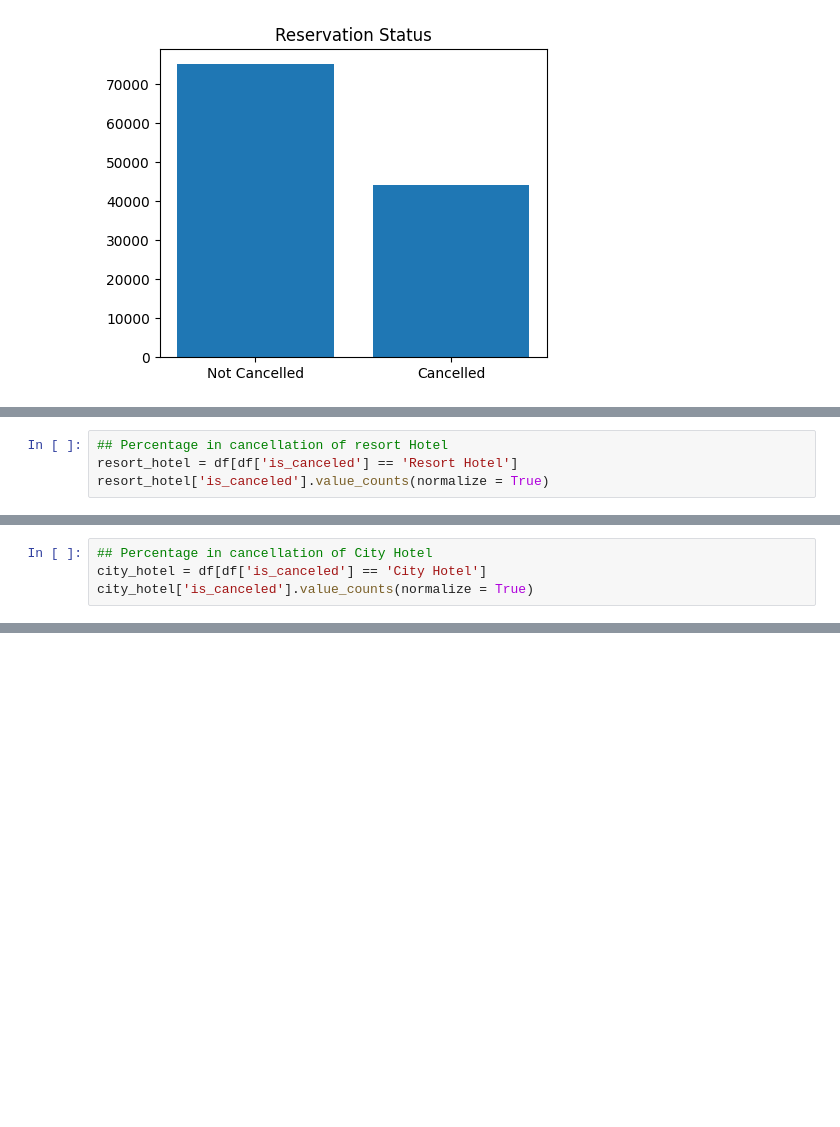
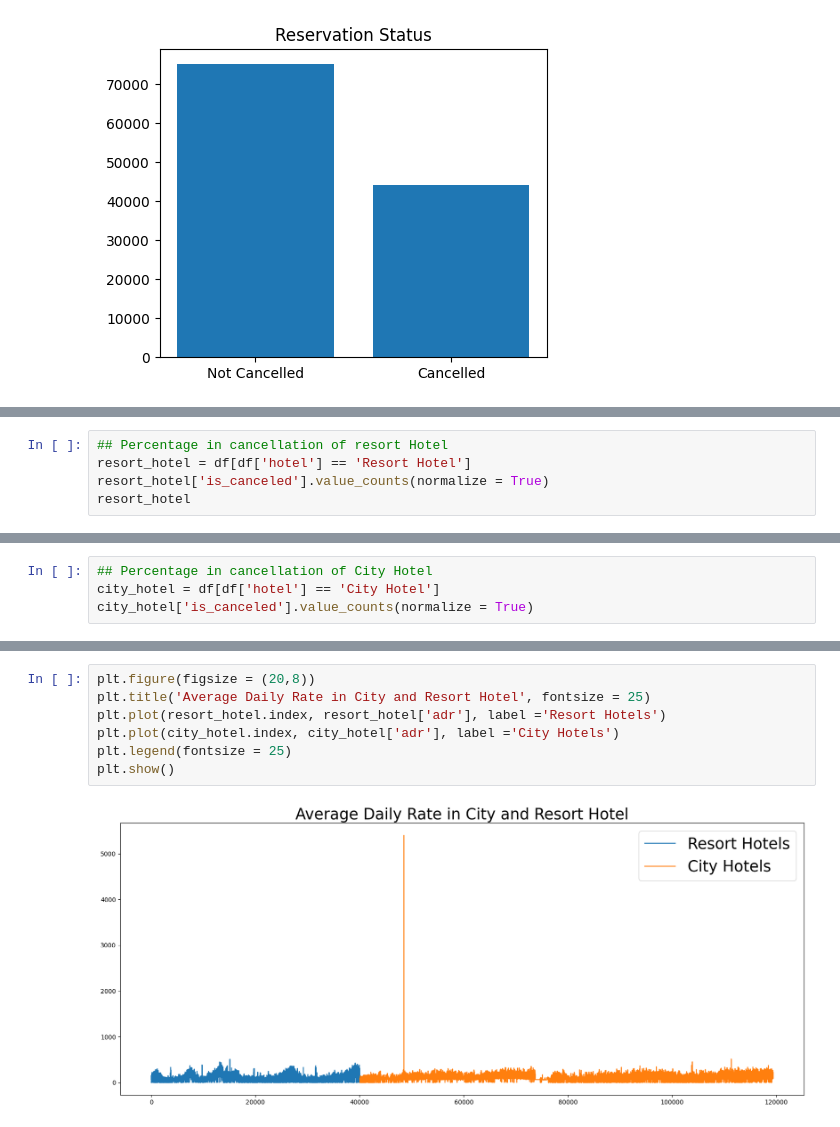
Before and after one commit to satishsinha/Hotel-Booking-Data-Analysis-Pandas, a Jupyter notebook: Analysis.ipynb, the cells around one changed output, grey strips where cells are left out. Saved outputs shown, nothing was run; the diff lists cells and outputs as text; blank space fills up the shorter version.

```diff
--- a/Analysis.ipynb
+++ b/Analysis.ipynb
@@ -234,5 +232,6 @@ Text(0, 0.5, 'No. of reservations')
 # %%
 ## Percentage in cancellation of resort Hotel
-resort_hotel = df[df['is_canceled'] == 'Resort Hotel']
+resort_hotel = df[df['hotel'] == 'Resort Hotel']
 resort_hotel['is_canceled'].value_counts(normalize = True)
+resort_hotel
 # %% [output]
@@ -242,5 +267,5 @@ Name: proportion, dtype: float64
 # %%
 ## Percentage in cancellation of City Hotel
-city_hotel = df[df['is_canceled'] == 'City Hotel']
+city_hotel = df[df['hotel'] == 'City Hotel']
 city_hotel['is_canceled'].value_counts(normalize = True)
 # %% [output]
@@ -247,0 +293,9 @@ Series([], Name: proportion, dtype: float64)
+# %%
+plt.figure(figsize = (20,8))
+plt.title('Average Daily Rate in City and Resort Hotel', fontsize = 25)
+plt.plot(resort_hotel.index, resort_hotel['adr'], label ='Resort Hotels')
+plt.plot(city_hotel.index, city_hotel['adr'], label ='City Hotels')
+plt.legend(fontsize = 25)
+plt.show()
+# %% [output]
+[figure, added]
```
Also changed, not shown: parts of 6 cells of this notebook.
